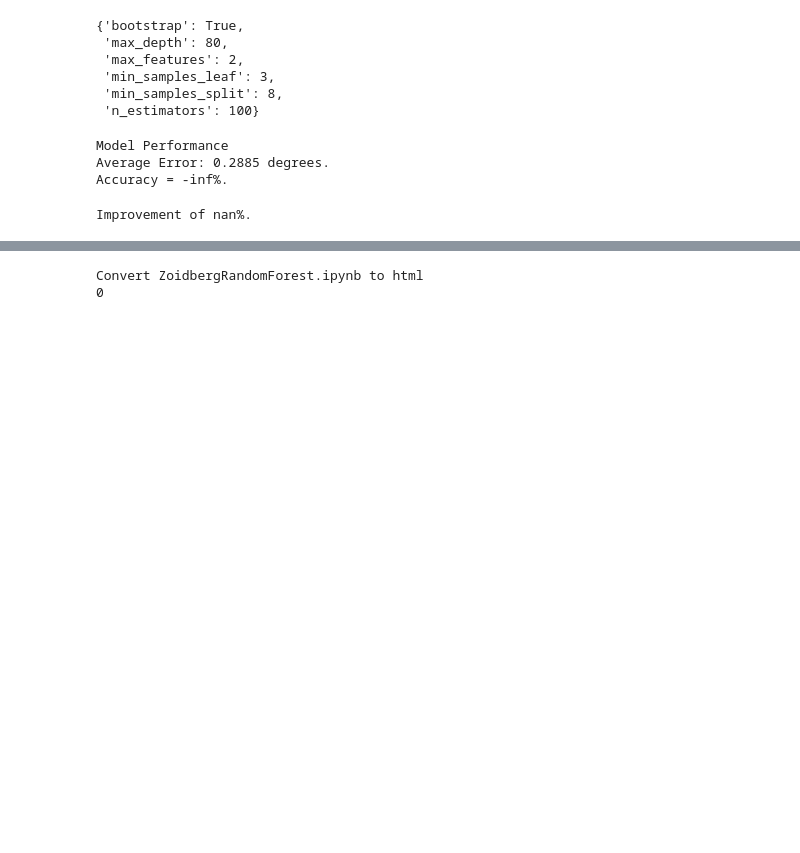
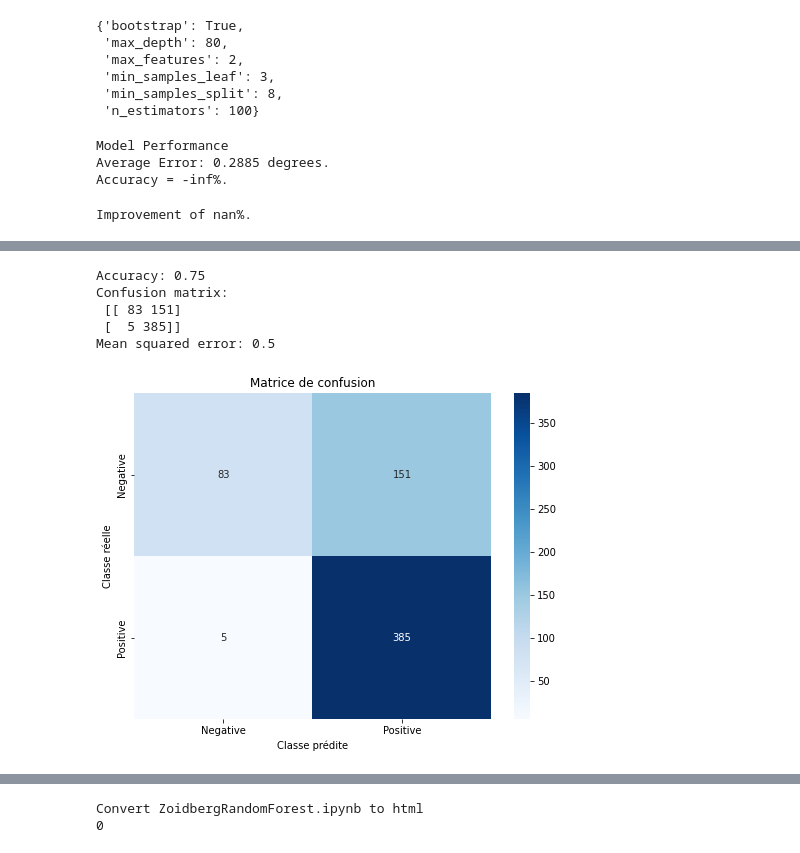
Before and after one commit to AdrienGavazzi/big_data, a Jupyter notebook: Epitech/ZoidbergRandomForest.ipynb, the cells around one changed output, grey strips where cells are left out. Saved outputs shown, nothing was run; the diff lists cells and outputs as text; code cells hidden in the pictures; blank space fills up the shorter version.

```diff
--- a/Epitech/ZoidbergRandomForest.ipynb
+++ b/Epitech/ZoidbergRandomForest.ipynb
@@ -234,0 +320,35 @@ Improvement of nan%.
+# %%
+def random_tree_forest(estimators, max_depth, np_images_training, np_labels_training, np_images_testing, np_labels_testing, random_state=0):
+    # n_estimators = + le nombre est grand, + les performances seront bonnes mais le code sera ralenti
+    clf = RandomForestClassifier(n_estimators=estimators, max_depth=max_depth, min_samples_split=2, random_state=random_state)
+    clf = clf.fit(np_images_training, np_labels_training)
+
+    # scores = cross_val_score(clf, self.np_images_training, self.np_labels_training, cv=5)
+    # print(scores.mean())
+
+    # create graph in a pdf
+    # take a random tree in the forest and display it !!!
+    estimator = clf.estimators_[randrange(estimators)]
+    dot_data = export_graphviz(estimator, out_file=None, filled=True, rounded=True, special_characters=True)
+    graph = graphviz.Source(dot_data)
+    graph.render("Tree_Forest_Graph")
+
+    # Predict the response for test dataset
+    predicted = clf.predict(np_images_testing)
+    print("Accuracy:", metrics.accuracy_score(np_labels_testing, predicted))
+    print("Confusion matrix:\n", confusion_matrix(np_labels_testing, predicted))
+    print("Mean squared error:", mean_squared_error(np_labels_testing, predicted, squared=False))
+
+    # Afficher la matrice de confusion sous forme de graphique avec les étiquettes renommées
+    cm = confusion_matrix(np_labels_testing, predicted)
+    labels = ["Negative", "Positive"]
+    plt.figure(figsize=(8, 6))
+    sns.heatmap(cm, annot=True, fmt="d", cmap="Blues", xticklabels=labels, yticklabels=labels)
+    plt.title("Matrice de confusion")
+    plt.xlabel("Classe prédite")
+    plt.ylabel("Classe réelle")
+    plt.show()
+
+    return metrics.accuracy_score(np_labels_testing, predicted), confusion_matrix(np_labels_testing, predicted), mean_squared_error(np_labels_testing, predicted, squared=False)
+# %%
+train_images, train_labels, test_images, test_labels, val_images, val_labels = load_data()
@@ -234,0 +357,9 @@ Improvement of nan%.
+# %%
+random_tree_forest(100, 5, train_images, train_labels, test_images, test_labels)
+# %% [output]
+Accuracy: 0.75
+Confusion matrix:
+ [[ 83 151]
+ [  5 385]]
+Mean squared error: 0.5
+[figure, added]
```
Also changed, not shown: parts of 11 cells of this notebook, 4 other files.
